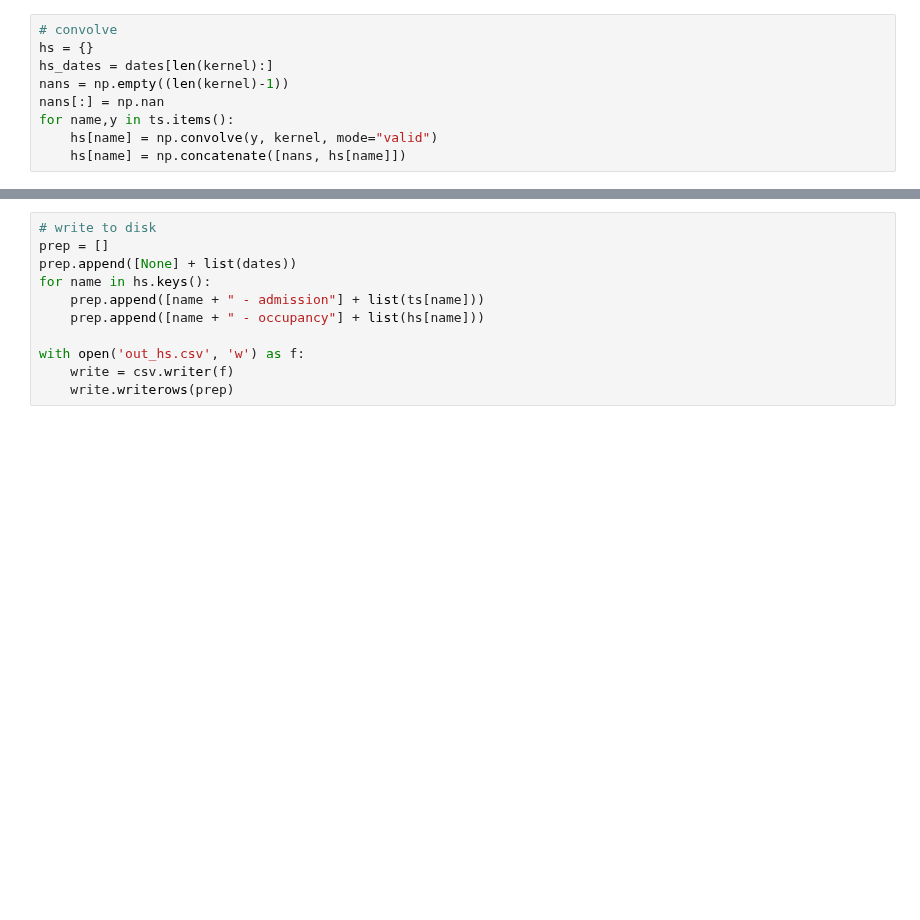
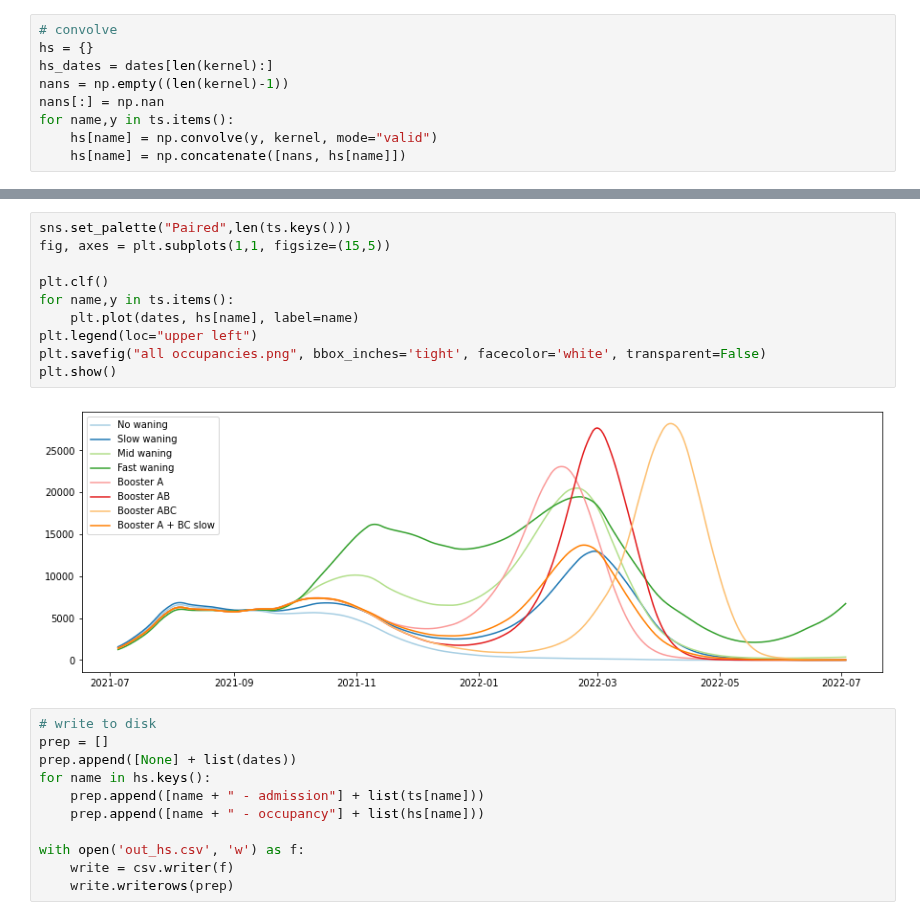
Before and after one commit to nicfreeman1209/covid-19, a Jupyter notebook: conv-estimator/jw_admiss_occup/jw.ipynb, the cells around one changed output, grey strips where cells are left out. Drawn from its saved outputs; the diff is of its cells as text; blank space fills up the shorter version.

```diff
--- a/conv-estimator/jw_admiss_occup/jw.ipynb
+++ b/conv-estimator/jw_admiss_occup/jw.ipynb
@@ -94,3 +97,15 @@ for name,y in ts.items():
+# %%
+sns.set_palette("Paired",len(ts.keys()))
+fig, axes = plt.subplots(1,1, figsize=(15,5))
+
+plt.clf()
+for name,y in ts.items():
+    plt.plot(dates, hs[name], label=name)
+plt.legend(loc="upper left")
+plt.savefig("all occupancies.png", bbox_inches='tight', facecolor='white', transparent=False)
+plt.show()
+# %% [output]
+[figure, added]
 # %%
 # write to disk
 prep = []
```
Also changed, not shown: parts of 3 cells of this notebook, 1 other file.
